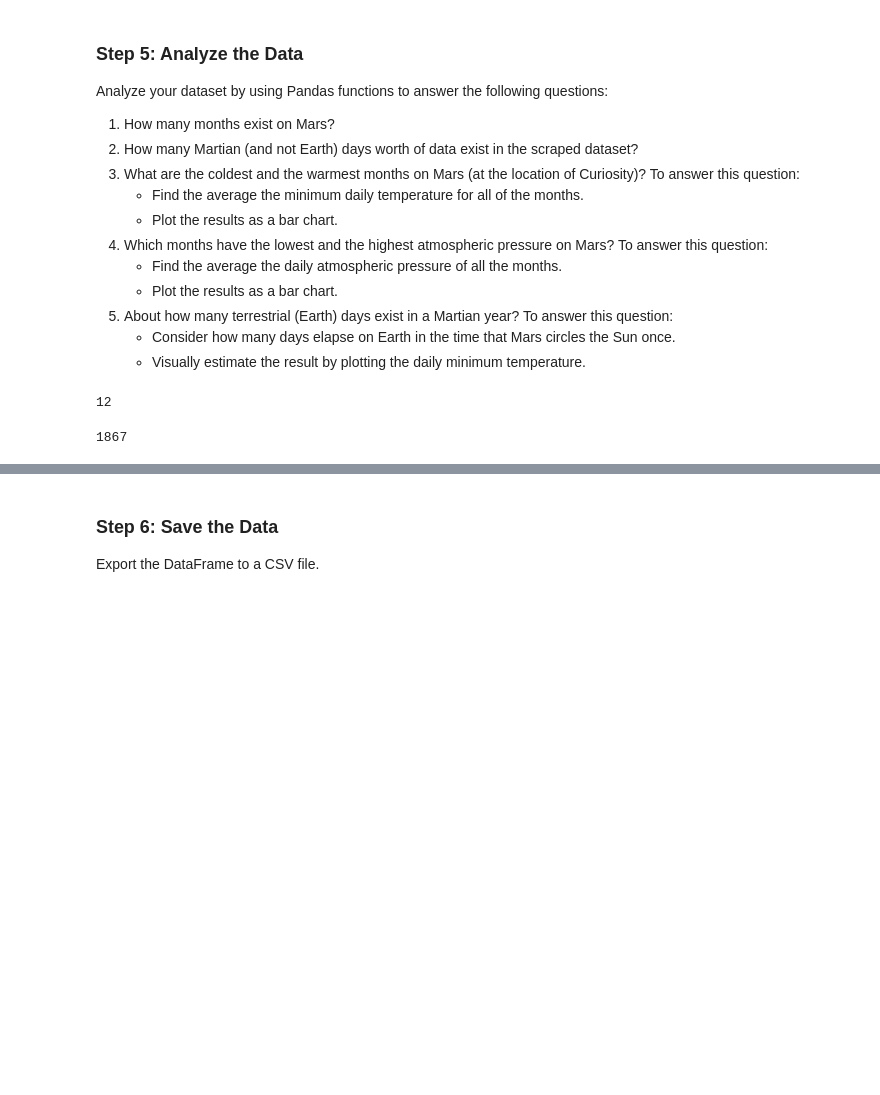
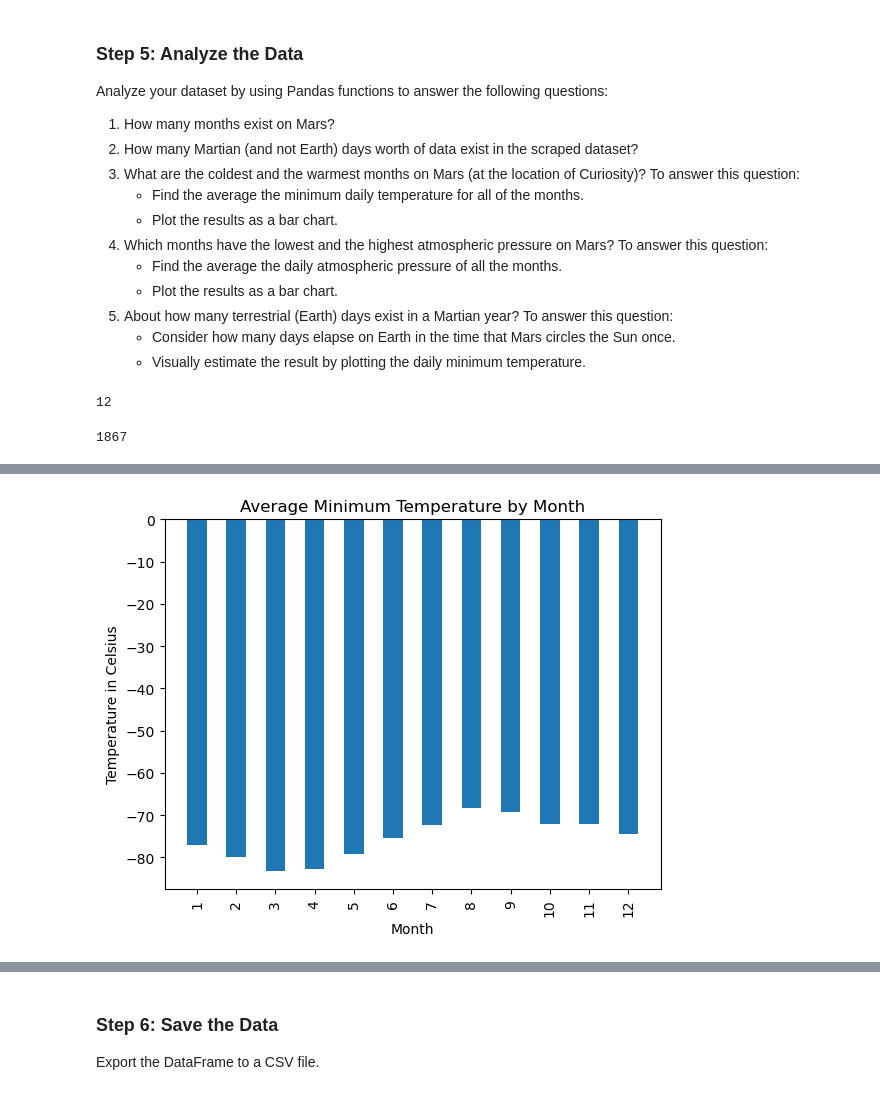
Before and after one commit to derekdbates/web_scraping-challenge, a Jupyter notebook: Starter_Code/part_2_mars_weather.ipynb, the cells around one changed output, grey strips where cells are left out. Cells and saved outputs as stored; diff of their text form; code cells hidden in the pictures; blank space fills up the shorter version.

Commit message:
Finished analysis and exported dataframe to csv

```diff
--- a/Starter_Code/part_2_mars_weather.ipynb
+++ b/Starter_Code/part_2_mars_weather.ipynb
@@ -126,5 +131,7 @@ Analyze your dataset by using Pandas functions to answer the following questions
 1867
 # %%
 # 3. What is the average minimum temperature by month?
+mars_weather_month_gb = mars_weather_df.groupby(['month'])['min_temp'].mean()
+mars_weather_month_gb.head()
 # %% [output]
 month
@@ -151,0 +144,16 @@ Name: min_temp, dtype: float64
+# %%
+# Plot the average minimum temperature by month
+#Converting Series to proper dataframe format
+mars_weather_month_df = mars_weather_month_gb.to_frame()
+mars_weather_month_df = mars_weather_month_df.reset_index()
+
+
+#Code for Bar Chart
+plt.bar(mars_weather_month_df['month'],mars_weather_month_df['min_temp'], width=.5)
+plt.xticks(mars_weather_month_df['month'],rotation=90)
+plt.title('Average Minimum Temperature by Month')
+plt.xlabel('Month')
+plt.ylabel('Temperature in Celsius')
+plt.show()
+# %% [output]
+[figure, added]
```
Also changed, not shown: parts of 21 cells of this notebook, 1 other file.
